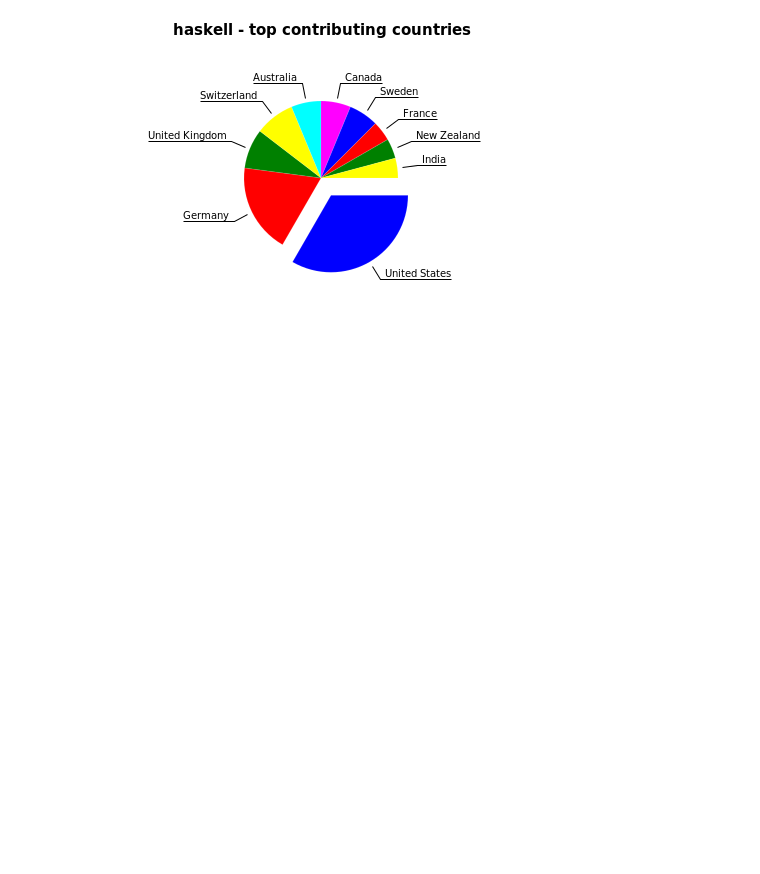
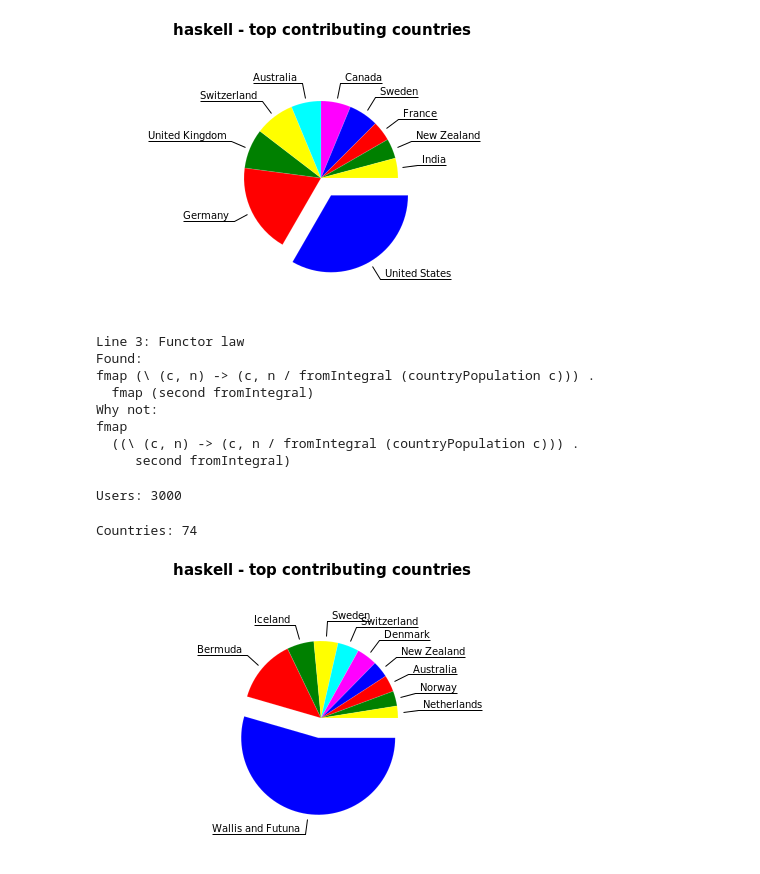
Before and after one commit to nmattia/countries, a Jupyter notebook: countries.ipynb, the cells around one changed output. Cells and saved outputs as stored; diff of their text form; code cells hidden in the pictures; blank space fills up the shorter version.

```diff
--- a/countries.ipynb
+++ b/countries.ipynb
@@ -254,3 +326,33 @@ chart (lang <> " - " <> title)
 Users: 100
 Countries: 22
 [figure]
+# %%
+let lang = "haskell"
+    title = "top contributing countries"
+
+users <- topRepos lang $$ awaitForever repoContributors .| accumulateUniques 3000
+
+countries <- userCountries users
+
+putStrLn $ "Users: " <> show (Set.size users)
+putStrLn $ "Countries: " <> show (Map.size countries)
+
+chart (lang <> " - " <> title)
+    . sortOn (negate . snd)
+    . fmap (\(c, n) -> (c, n / fromIntegral (countryPopulation c)))
+    . filter  ((> 1000000) fromIntegral)
+
+    . fmap (second fromIntegral)
+    $ Map.toList countries
+# %% [output]
+Line 3: Functor law
+Found:
+fmap (\ (c, n) -> (c, n / fromIntegral (countryPopulation c))) .
+  fmap (second fromIntegral)
+Why not:
+fmap
+  ((\ (c, n) -> (c, n / fromIntegral (countryPopulation c))) .
+     second fromIntegral)
+Users: 3000
+Countries: 74
+[figure, added]
```
Also changed, not shown: parts of 15 cells of this notebook, 7 other files.
